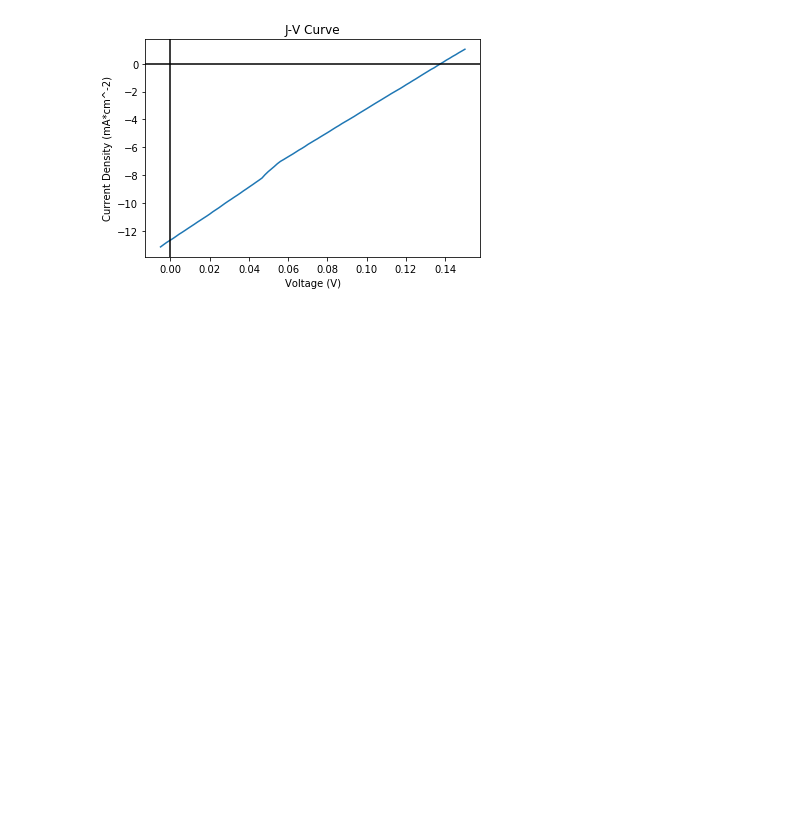
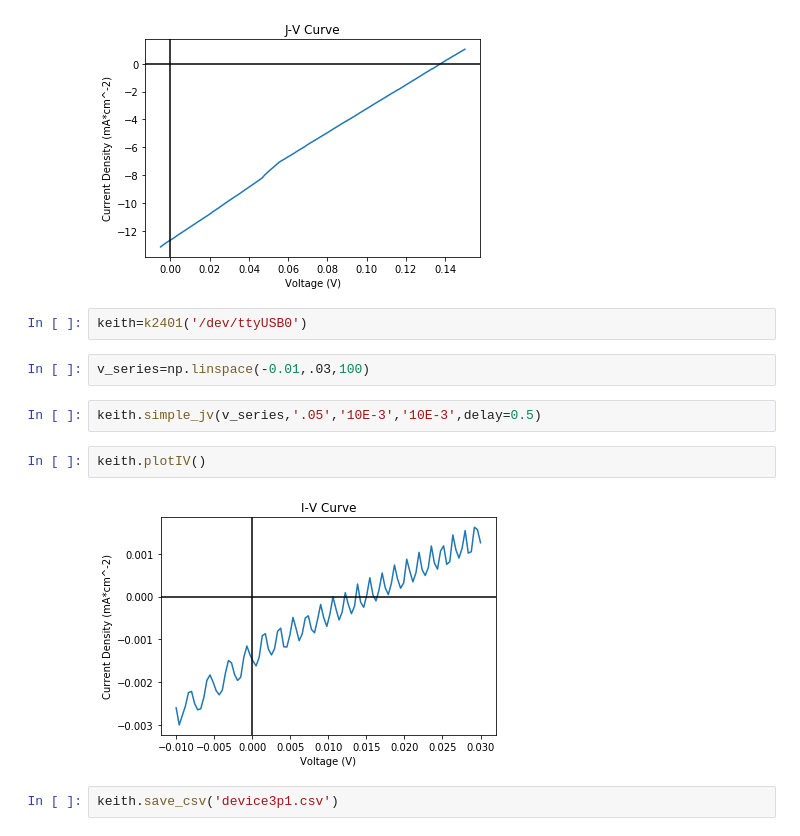
Before and after one commit to Wellesley-Solar/Keithley_Tools, a Jupyter notebook: Keithley.ipynb, the cells around one changed output. Cells and saved outputs as stored; diff of their text form; blank space fills up the shorter version.

```diff
--- a/Keithley.ipynb
+++ b/Keithley.ipynb
@@ -242,3 +243,15 @@ Jsc -12.509732775641131 mA*cm^-2
 Voc 0.13562436700507913 V
 Fill Factor 0.24005691165138393
 [figure]
+# %%
+keith=k2401('/dev/ttyUSB0')
+# %%
+v_series=np.linspace(-0.01,.03,100)
+# %%
+keith.simple_jv(v_series,'.05','10E-3','10E-3',delay=0.5)
+# %%
+keith.plotIV()
+# %% [output]
+[figure, added]
+# %%
+keith.save_csv('device3p1.csv')
```
Also changed, not shown: parts of 2 cells of this notebook.
